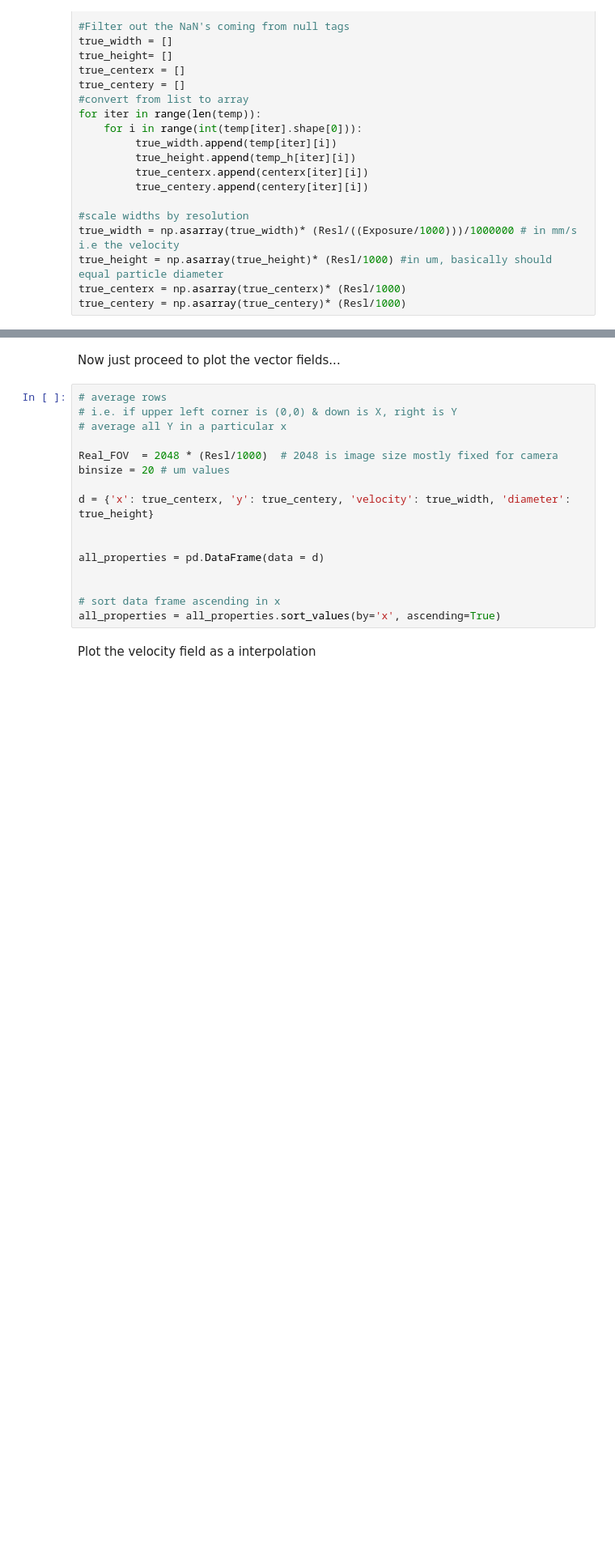
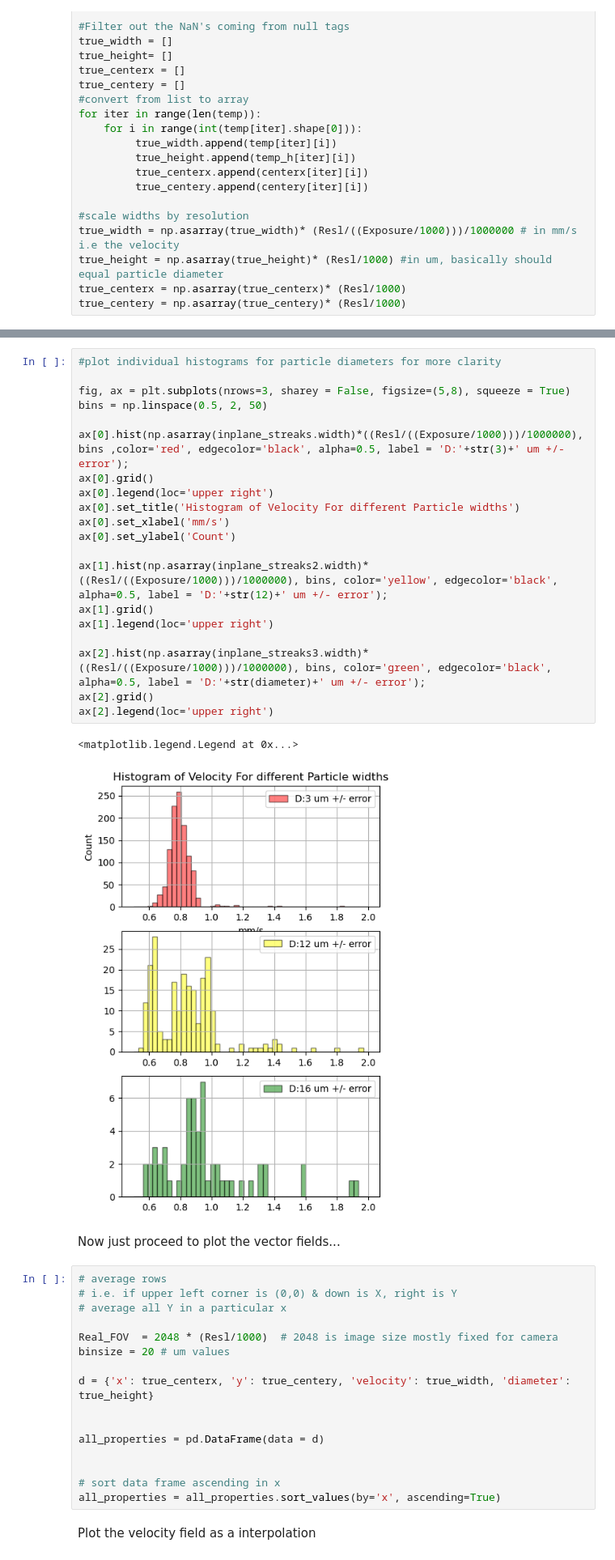
Before and after one commit to pamud-akalanka/FSVPy, a Jupyter notebook: Streaks.ipynb, the cells around one changed output, grey strips where cells are left out. Shown at 81% size. Drawn from its saved outputs; the diff is of its cells as text; blank space fills up the shorter version.

```diff
--- a/Streaks.ipynb
+++ b/Streaks.ipynb
@@ -187,3 +186,26 @@ Text(0, 0.5, 'Count')
+# %%
+#plot individual histograms for particle diameters for more clarity
+
+fig, ax = plt.subplots(nrows=3, sharey = False, figsize=(5,8), squeeze = True)
+bins = np.linspace(0.5, 2, 50)
+
+ax[0].hist(np.asarray(inplane_streaks.width)*((Resl/((Exposure/1000)))/1000000), bins ,color='red', edgecolor='black', alpha=0.5, label = 'D:'+str(3)+' um +/- error');
+ax[0].grid()
+ax[0].legend(loc='upper right')
+ax[0].set_title('Histogram of Velocity For different Particle widths')
+ax[0].set_xlabel('mm/s')
+ax[0].set_ylabel('Count')
+
+ax[1].hist(np.asarray(inplane_streaks2.width)*((Resl/((Exposure/1000)))/1000000), bins, color='yellow', edgecolor='black', alpha=0.5, label = 'D:'+str(12)+' um +/- error');
+ax[1].grid()
+ax[1].legend(loc='upper right')
+
+ax[2].hist(np.asarray(inplane_streaks3.width)*((Resl/((Exposure/1000)))/1000000), bins, color='green', edgecolor='black', alpha=0.5, label = 'D:'+str(diameter)+' um +/- error');
+ax[2].grid()
+ax[2].legend(loc='upper right')
+# %% [output]
+<matplotlib.legend.Legend at 0x...>
+[figure, added]
 # %% [markdown]
 Now just proceed to plot the vector fields...
 # %%
```
Also changed, not shown: parts of 6 cells of this notebook, 1 other file.
